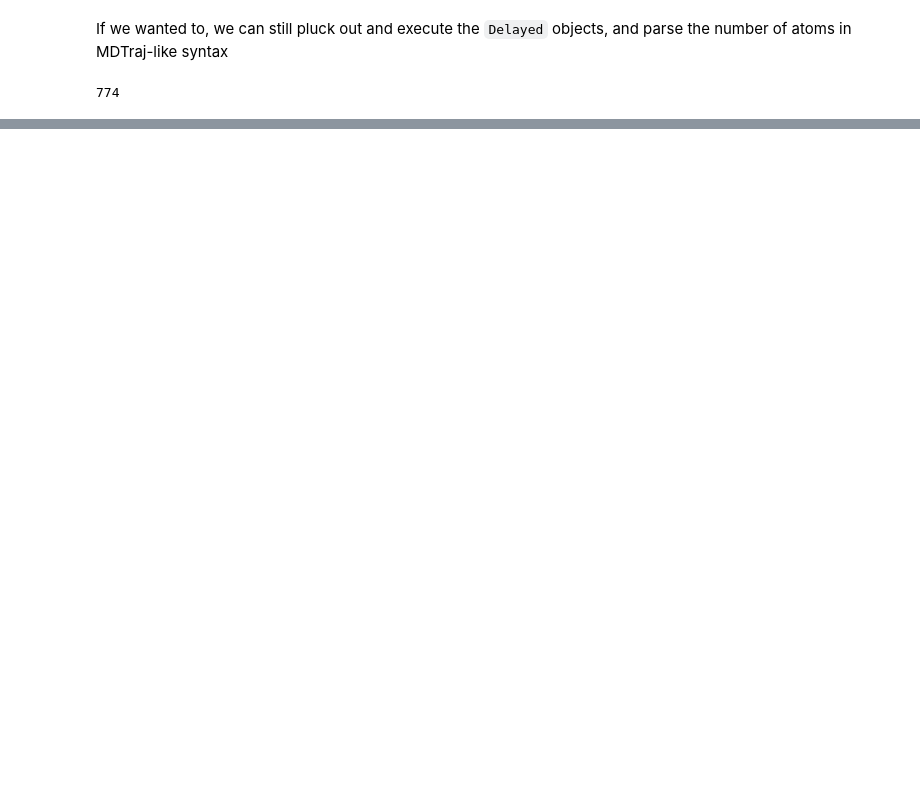
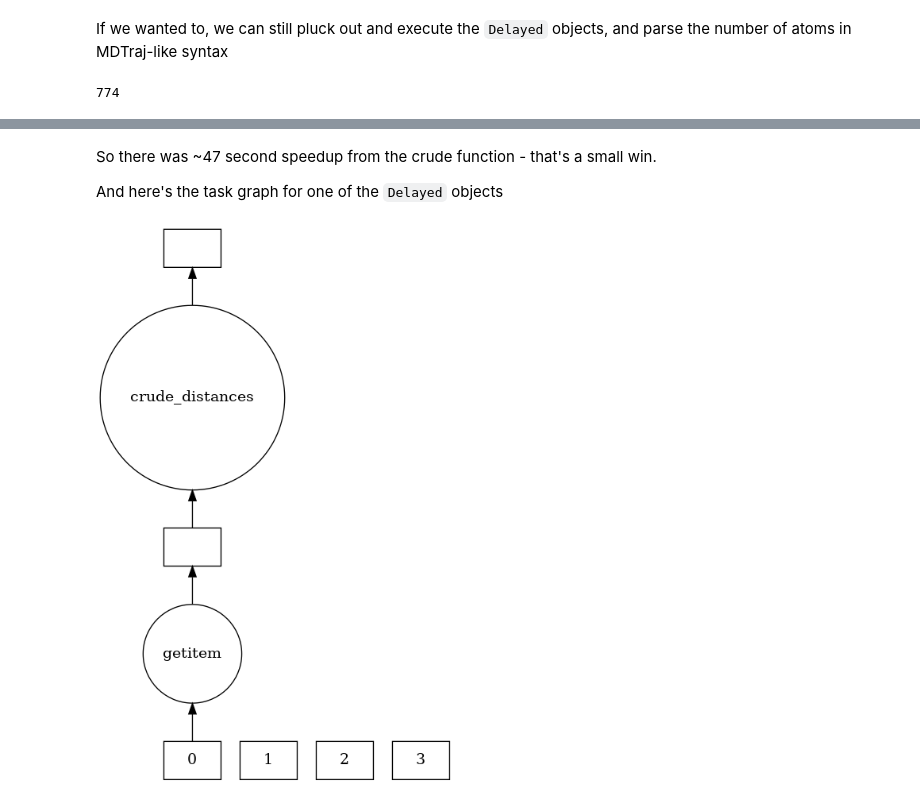
Before and after one commit to ahy3nz/ahy3nz.github.io, a Jupyter notebook: files/notebooks/2020-05-13-dask-mdtraj.ipynb, the cells around one changed output, grey strips where cells are left out. Saved outputs shown, nothing was run; the diff lists cells and outputs as text; code cells hidden in the pictures; blank space fills up the shorter version.

```diff
--- a/files/notebooks/2020-05-13-dask-mdtraj.ipynb
+++ b/files/notebooks/2020-05-13-dask-mdtraj.ipynb
@@ -136,0 +170,16 @@ dask.visualize(all_displacements)
+# %%
+def crude_distances(traj, atom_pairs):
+    all_distances = []
+    for frame in traj:
+        distances =[]
+        for pair in atom_pairs:
+            distance = np.sqrt(np.dot(frame.xyz[0, pair[0], :], frame.xyz[0, pair[1], :]))
+            distances.append(distance)
+        all_distances.append(distances)
+    return np.array(all_distances)
+# %%
+%%time
+traj = mdtraj.load(tip3p_xtc.as_posix(), top=tip3p_pdb.as_posix())
+chunksize = int(traj.n_frames/4)
+bag = db.from_sequence([traj[chunksize*i: chunksize*(i+1)] for i in range(4)] , npartitions=4)
+bunch_of_delayed = bag.to_delayed()
@@ -136,0 +189,6 @@ dask.visualize(all_displacements)
+# %%
+atom_pairs = [*it.combinations(np.arange(0,100),2)]
+# %%
+%%time
+all_displacements = [delayed(crude_distances)(traj[0], atom_pairs) for traj in bunch_of_delayed]
+all_displacements
@@ -136,0 +215,8 @@ dask.visualize(all_displacements)
+# %% [markdown]
+So there was ~47 second speedup from the crude function - that's a small win.
+
+And here's the task graph for one of the `Delayed` objects
+# %%
+all_displacements[0].visualize()
+# %% [output]
+[figure, added]
```
Also changed, not shown: parts of 46 cells of this notebook, 6 other files.
